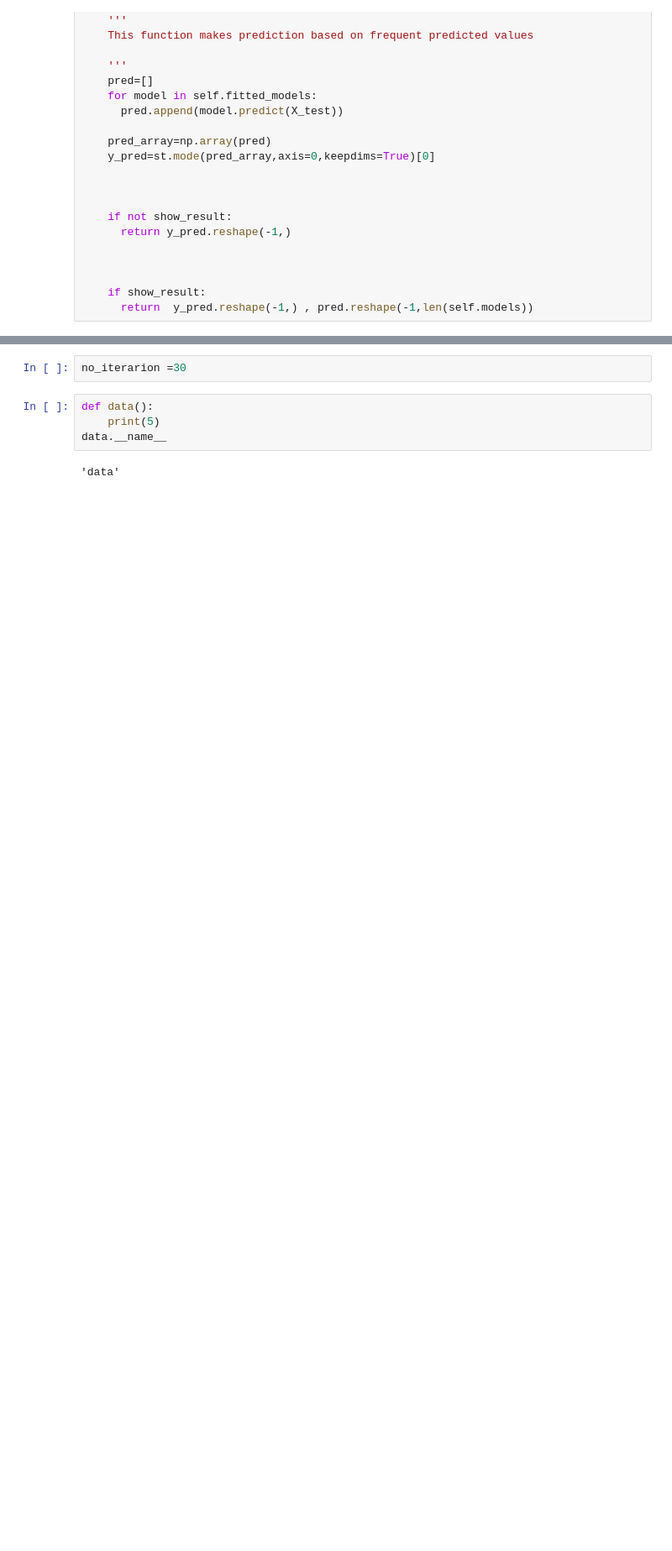
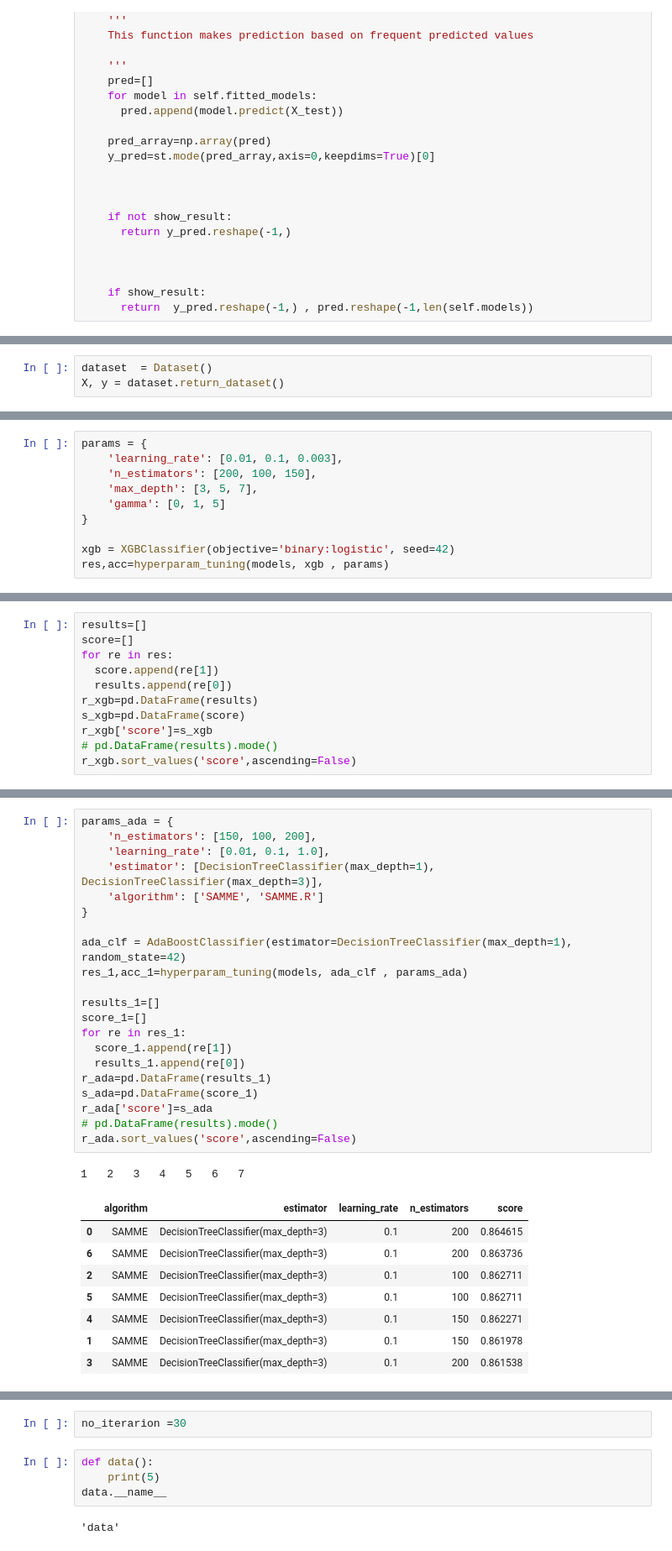
Before and after one commit to amyazdan/Adhd-detection-ML-algorithms, a Jupyter notebook: adhd.ipynb, the cells around one changed output, grey strips where cells are left out. Shown at 84% size. Cells and saved outputs as stored; diff of their text form; blank space fills up the shorter version.

Commit message:
median_result

```diff
--- a/adhd.ipynb
+++ b/adhd.ipynb
@@ -299,0 +437,3 @@ class Model():
+# %%
+dataset  = Dataset()
+X, y = dataset.return_dataset()
@@ -299,0 +476,10 @@ class Model():
+# %%
+params = {
+    'learning_rate': [0.01, 0.1, 0.003],
+    'n_estimators': [200, 100, 150],
+    'max_depth': [3, 5, 7],
+    'gamma': [0, 1, 5]
+}
+
+xgb = XGBClassifier(objective='binary:logistic', seed=42)
+res,acc=hyperparam_tuning(models, xgb , params)
@@ -299,0 +488,11 @@ class Model():
+# %%
+results=[]
+score=[]
+for re in res:
+  score.append(re[1])
+  results.append(re[0])
+r_xgb=pd.DataFrame(results)
+s_xgb=pd.DataFrame(score)
+r_xgb['score']=s_xgb
+# pd.DataFrame(results).mode()
+r_xgb.sort_values('score',ascending=False)
@@ -299,0 +510,31 @@ class Model():
+# %%
+params_ada = {
+    'n_estimators': [150, 100, 200],
+    'learning_rate': [0.01, 0.1, 1.0],
+    'estimator': [DecisionTreeClassifier(max_depth=1), DecisionTreeClassifier(max_depth=3)],
+    'algorithm': ['SAMME', 'SAMME.R']
+}
+
+ada_clf = AdaBoostClassifier(estimator=DecisionTreeClassifier(max_depth=1), random_state=42)
+res_1,acc_1=hyperparam_tuning(models, ada_clf , params_ada)
+
+results_1=[]
+score_1=[]
+for re in res_1:
+  score_1.append(re[1])
+  results_1.append(re[0])
+r_ada=pd.DataFrame(results_1)
+s_ada=pd.DataFrame(score_1)
+r_ada['score']=s_ada
+# pd.DataFrame(results).mode()
+r_ada.sort_values('score',ascending=False)
+# %% [output]
+1   2   3   4   5   6   7
+|  | algorithm | estimator | learning_rate | n_estimators | score |
+| 0 | SAMME | DecisionTreeClassifier(max_depth=3) | 0.1 | 200 | 0.864615 |
+| 6 | SAMME | DecisionTreeClassifier(max_depth=3) | 0.1 | 200 | 0.863736 |
+| 2 | SAMME | DecisionTreeClassifier(max_depth=3) | 0.1 | 100 | 0.862711 |
+| 5 | SAMME | DecisionTreeClassifier(max_depth=3) | 0.1 | 100 | 0.862711 |
+| 4 | SAMME | DecisionTreeClassifier(max_depth=3) | 0.1 | 150 | 0.862271 |
+| 1 | SAMME | DecisionTreeClassifier(max_depth=3) | 0.1 | 150 | 0.861978 |
+| 3 | SAMME | DecisionTreeClassifier(max_depth=3) | 0.1 | 200 | 0.861538 |
```
Also changed, not shown: parts of 37 cells of this notebook, 13 other files.
